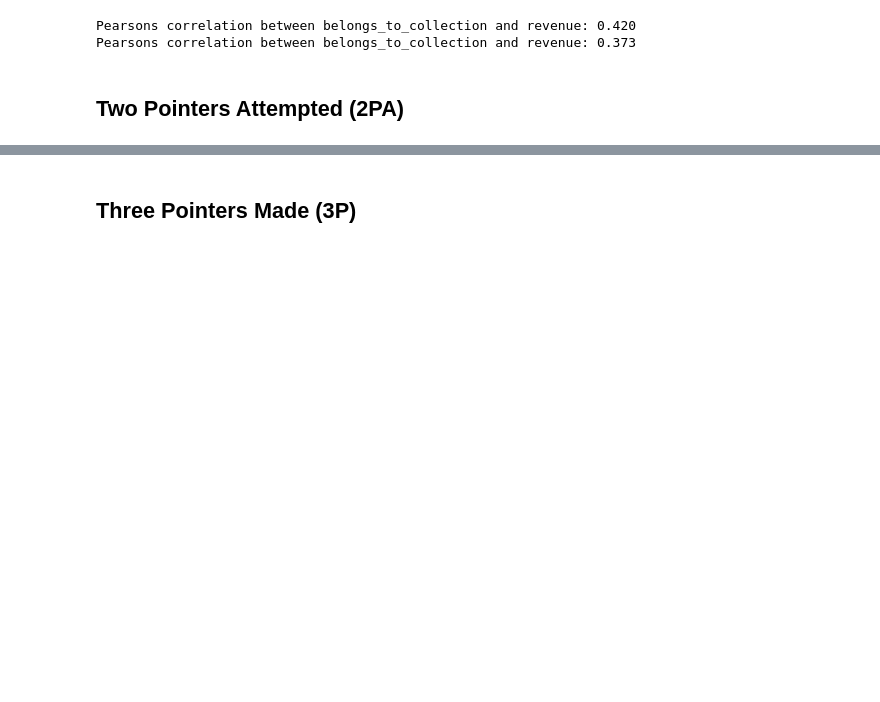
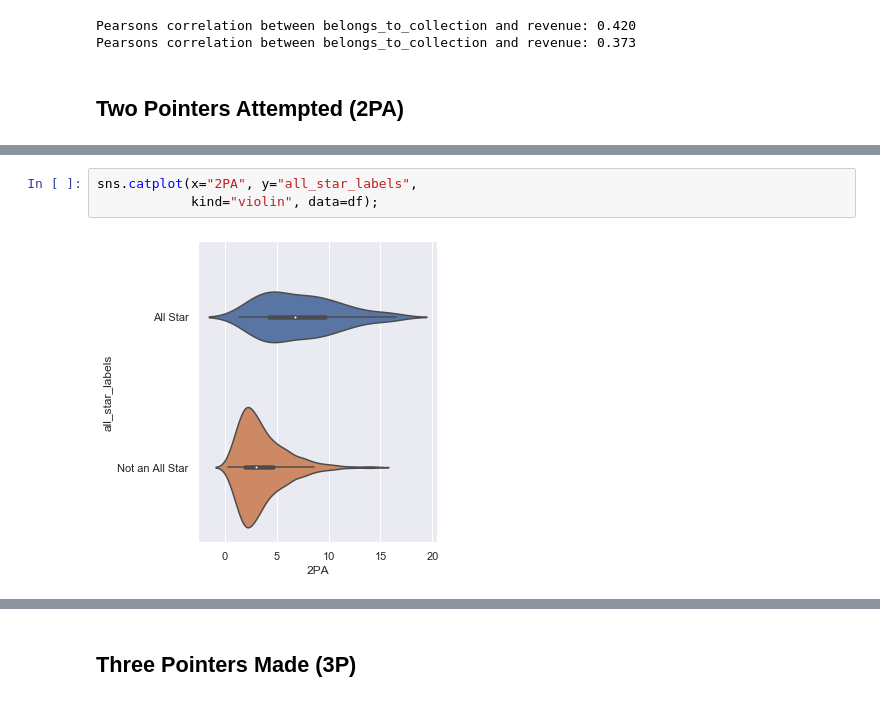
Before and after one commit to coleppert/NBA_AllStar_Prediction_Model, a Jupyter notebook: EDA-FeatureEngineering/Exploratory Data Analysis.ipynb, the cells around one changed output, grey strips where cells are left out. Saved outputs shown, nothing was run; the diff lists cells and outputs as text; blank space fills up the shorter version.

```diff
--- a/EDA-FeatureEngineering/Exploratory Data Analysis.ipynb
+++ b/EDA-FeatureEngineering/Exploratory Data Analysis.ipynb
@@ -345,0 +364,5 @@ Pearsons correlation between belongs_to_collection and revenue: 0.373
+# %%
+sns.catplot(x="2PA", y="all_star_labels",
+            kind="violin", data=df);
+# %% [output]
+[figure, added]
```
Also changed, not shown: parts of 62 cells of this notebook.
